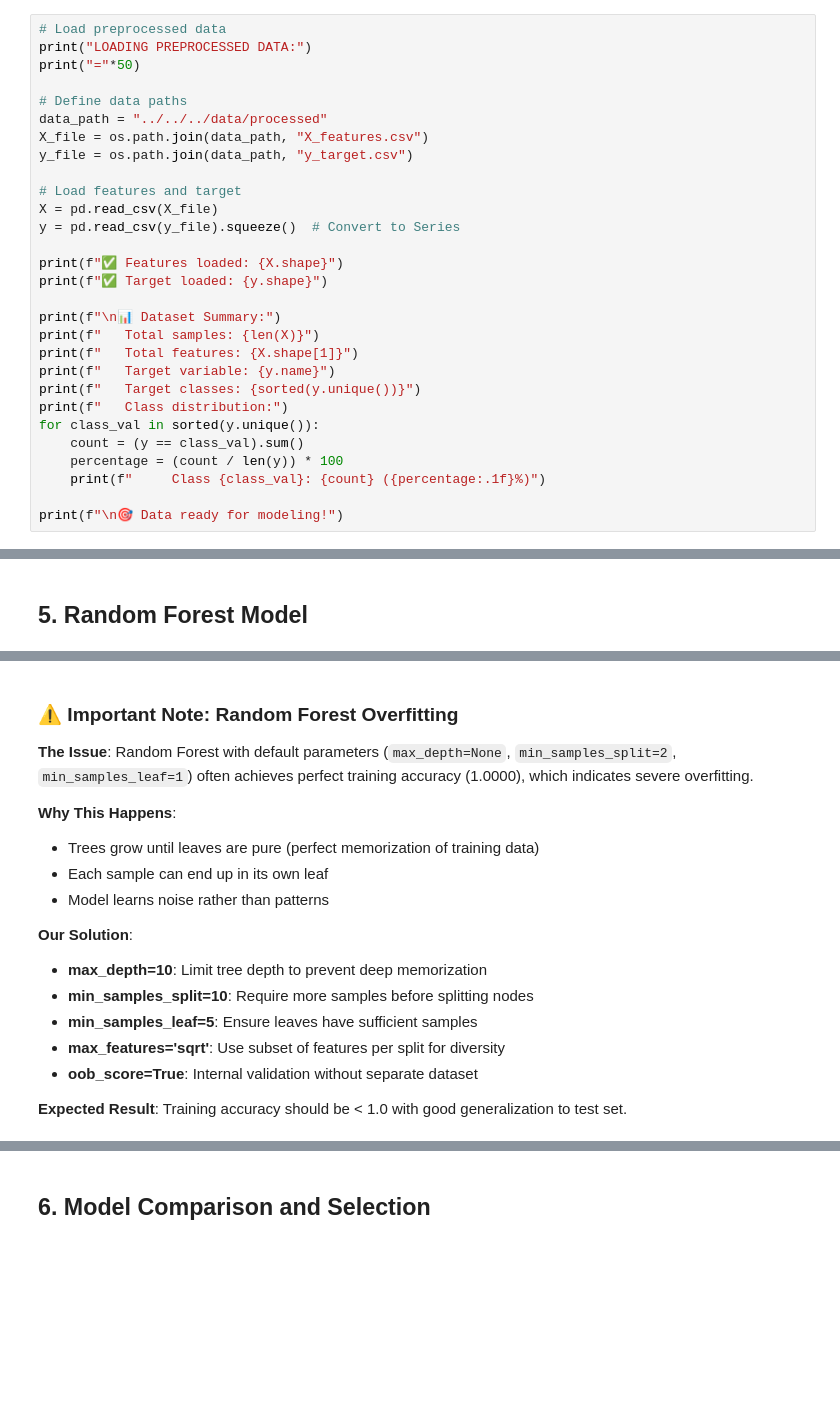
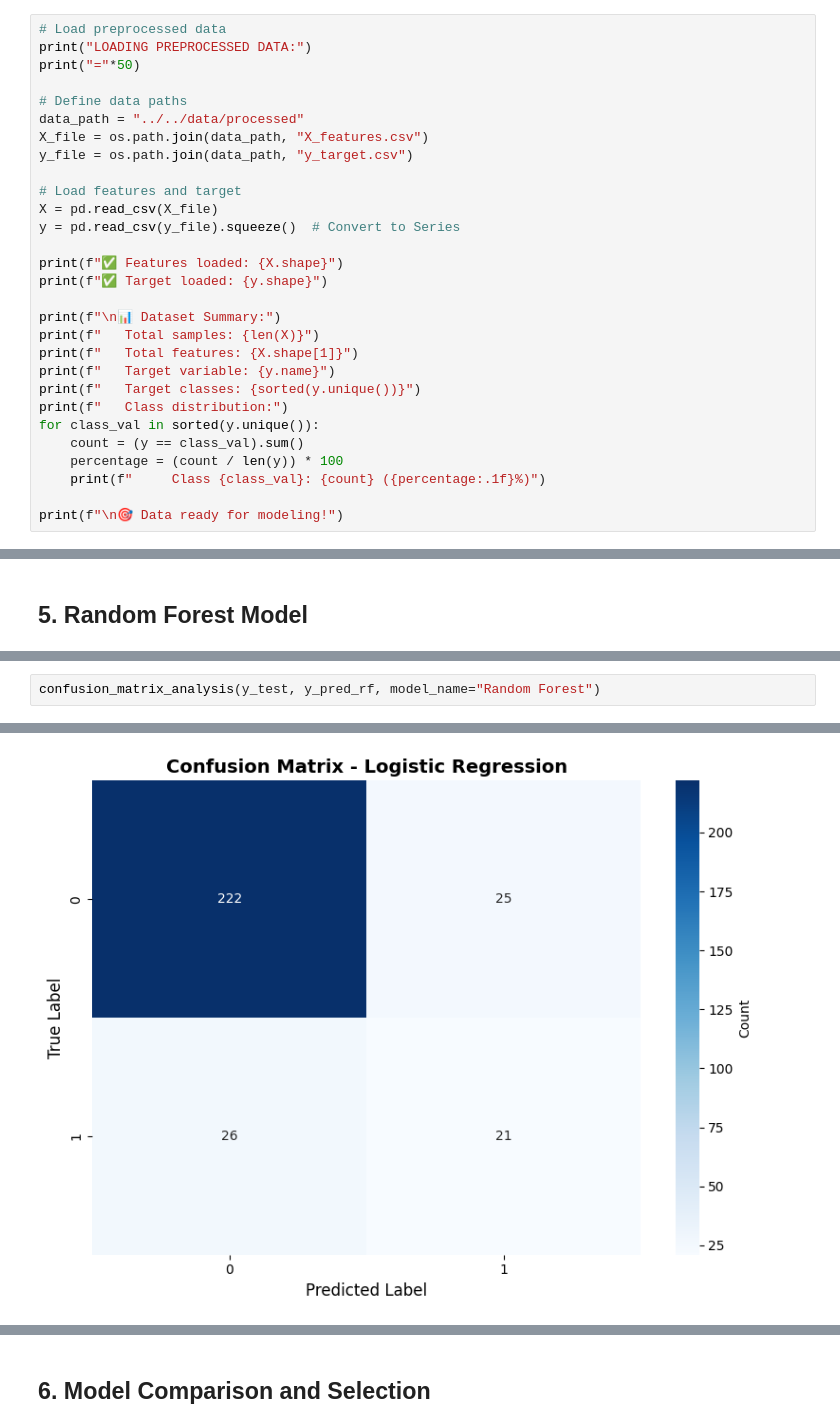
Before and after one commit to XavierCoulon/OC_P4_ESN_TechNova_Partners, a Jupyter notebook: notebooks/modeling/03_model_training_and_evaluation.ipynb, the cells around one changed output, grey strips where cells are left out. Drawn from its saved outputs; the diff is of its cells as text; blank space fills up the shorter version.

Commit message:
make confusion matrix a function in utils

```diff
--- a/notebooks/modeling/training/03_model_training_and_evaluation.ipynb
+++ b/notebooks/modeling/03_model_training_and_evaluation.ipynb
@@ -68,7 +83,7 @@ print("LOADING PREPROCESSED DATA:")
 print("="*50)
 
 # Define data paths
-data_path = "../../../data/processed"
+data_path = "../../data/processed"
 X_file = os.path.join(data_path, "X_features.csv")
 y_file = os.path.join(data_path, "y_target.csv")
 
@@ -730,21 +691,6 @@ RANDOM FOREST MODEL:
    10. annees_dans_le_poste_actuel : 0.0422
 
 🌲 Random Forest training completed!
-# %% [markdown]
-### ⚠️ Important Note: Random Forest Overfitting
-
-**The Issue**: Random Forest with default parameters (`max_depth=None`, `min_samples_split=2`, `min_samples_leaf=1`) often achieves perfect training accuracy (1.0000), which indicates severe overfitting.
-
-**Why This Happens**:
-- Trees grow until leaves are pure (perfect memorization of training data)
-- Each sample can end up in its own leaf
-- Model learns noise rather than patterns
-
-**Our Solution**:
-- **max_depth=10**: Limit tree depth to prevent deep memorization
-- **min_samples_split=10**: Require more samples before splitting nodes
-- **min_samples_leaf=5**: Ensure leaves have sufficient samples
-- **max_features='sqrt'**: Use subset of features per split for diversity
-- **oob_score=True**: Internal validation without separate dataset
-
-**Expected Result**: Training accuracy should be < 1.0 with good generalization to test set.
+# %%
+confusion_matrix_analysis(y_test, y_pred_rf, model_name="Random Forest")
+# %% [output]
@@ -750,0 +705 @@ RANDOM FOREST MODEL:
+[figure, added]
```
Also changed, not shown: parts of 4 cells of this notebook, 4 other files.
